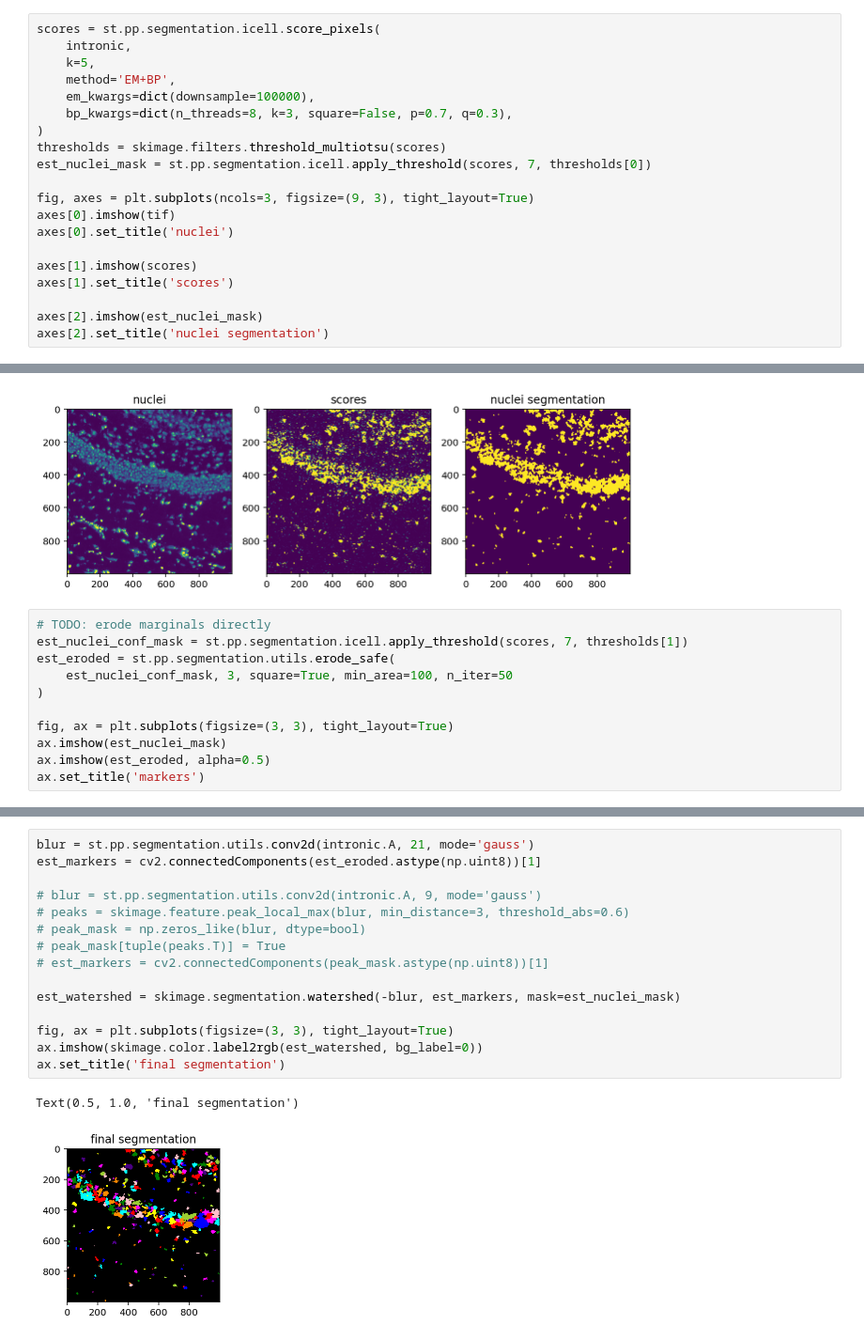
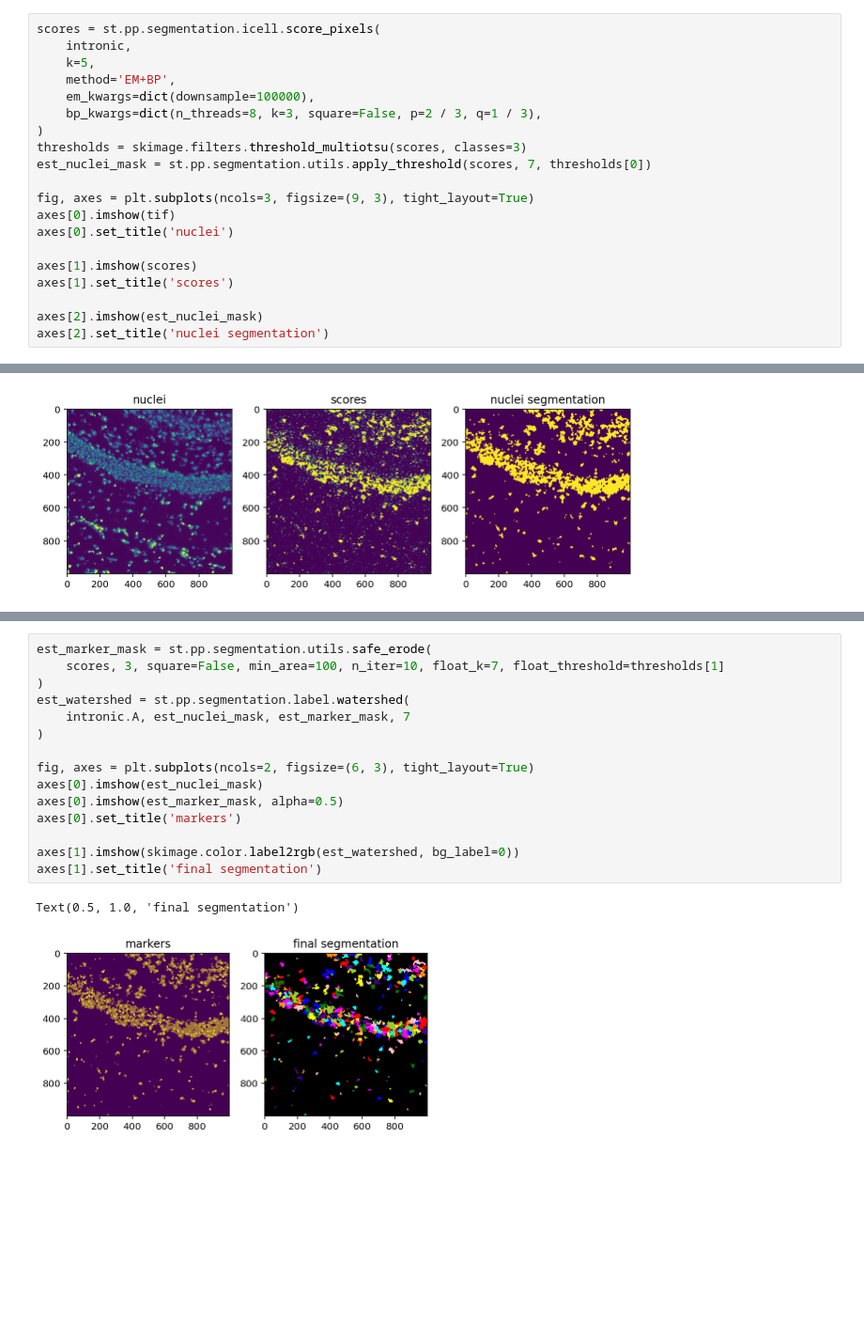
Before and after one commit to aristoteleo/spateo-notebooks, a Jupyter notebook: nuclei_segmentation.ipynb, the cells around one changed output, grey strips where cells are left out. Shown at 94% size. Drawn from its saved outputs; the diff is of its cells as text; blank space fills up the shorter version.

```diff
--- a/nuclei_segmentation.ipynb
+++ b/nuclei_segmentation.ipynb
@@ -121,10 +133,10 @@ scores = st.pp.segmentation.icell.score_pixels(
     k=5,
     method='EM+BP',
     em_kwargs=dict(downsample=100000),
-    bp_kwargs=dict(n_threads=8, k=3, square=False, p=0.7, q=0.3),
+    bp_kwargs=dict(n_threads=8, k=3, square=False, p=2 / 3, q=1 / 3),
 )
-thresholds = skimage.filters.threshold_multiotsu(scores)
-est_nuclei_mask = st.pp.segmentation.icell.apply_threshold(scores, 7, thresholds[0])
+thresholds = skimage.filters.threshold_multiotsu(scores, classes=3)
+est_nuclei_mask = st.pp.segmentation.utils.apply_threshold(scores, 7, thresholds[0])
 
 fig, axes = plt.subplots(ncols=3, figsize=(9, 3), tight_layout=True)
 axes[0].imshow(tif)
@@ -138,14 +150,3 @@ axes[2].set_title('nuclei segmentation')
 # %% [output]
 Text(0.5, 1.0, 'nuclei segmentation')
 [figure]
-# %%
-# TODO: erode marginals directly
-est_nuclei_conf_mask = st.pp.segmentation.icell.apply_threshold(scores, 7, thresholds[1])
-est_eroded = st.pp.segmentation.utils.erode_safe(
-    est_nuclei_conf_mask, 3, square=True, min_area=100, n_iter=50
-)
-
-fig, ax = plt.subplots(figsize=(3, 3), tight_layout=True)
-ax.imshow(est_nuclei_mask)
-ax.imshow(est_eroded, alpha=0.5)
-ax.set_title('markers')
@@ -155,18 +153,18 @@ Text(0.5, 1.0, 'markers')
-# %%
-blur = st.pp.segmentation.utils.conv2d(intronic.A, 21, mode='gauss')
-est_markers = cv2.connectedComponents(est_eroded.astype(np.uint8))[1]
-
-# blur = st.pp.segmentation.utils.conv2d(intronic.A, 9, mode='gauss')
-# peaks = skimage.feature.peak_local_max(blur, min_distance=3, threshold_abs=0.6)
-# peak_mask = np.zeros_like(blur, dtype=bool)
-# peak_mask[tuple(peaks.T)] = True
-# est_markers = cv2.connectedComponents(peak_mask.astype(np.uint8))[1]
-
-est_watershed = skimage.segmentation.watershed(-blur, est_markers, mask=est_nuclei_mask)
-
-fig, ax = plt.subplots(figsize=(3, 3), tight_layout=True)
-ax.imshow(skimage.color.label2rgb(est_watershed, bg_label=0))
-ax.set_title('final segmentation')
-# %% [output]
-Text(0.5, 1.0, 'final segmentation')
-[figure, removed]
+# %%
+est_marker_mask = st.pp.segmentation.utils.safe_erode(
+    scores, 3, square=False, min_area=100, n_iter=10, float_k=7, float_threshold=thresholds[1]
+)
+est_watershed = st.pp.segmentation.label.watershed(
+    intronic.A, est_nuclei_mask, est_marker_mask, 7
+)
+
+fig, axes = plt.subplots(ncols=2, figsize=(6, 3), tight_layout=True)
+axes[0].imshow(est_nuclei_mask)
+axes[0].imshow(est_marker_mask, alpha=0.5)
+axes[0].set_title('markers')
+
+axes[1].imshow(skimage.color.label2rgb(est_watershed, bg_label=0))
+axes[1].set_title('final segmentation')
+# %% [output]
+Text(0.5, 1.0, 'final segmentation')
+[figure, added]
```
Also changed, not shown: parts of 8 cells of this notebook.
